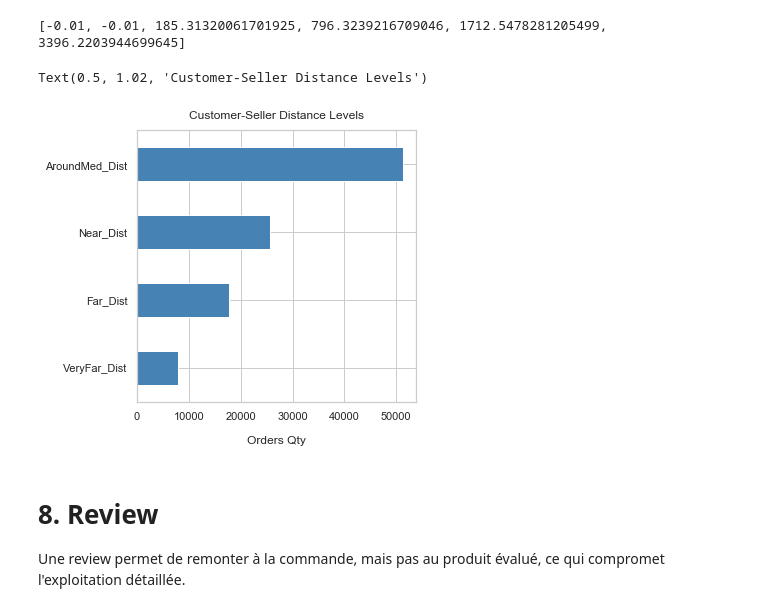
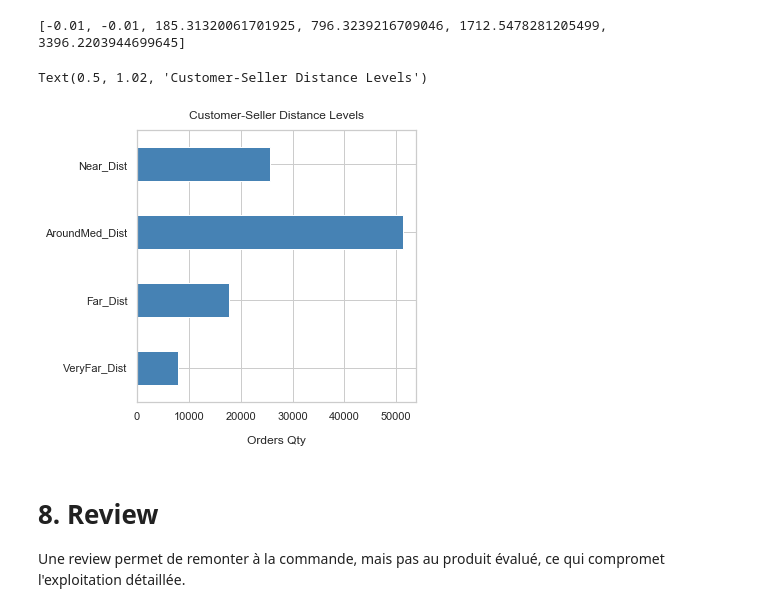
Before and after one commit to EtienneLardeur/P5_CustomerSegmentation, a Jupyter notebook: POlist_01_AnotebookEDA_uncleaned.ipynb, the cells around one changed output. Cells and saved outputs as stored; diff of their text form; code cells hidden in the pictures.

```diff
--- a/POlist_01_AnotebookEDA_uncleaned.ipynb
+++ b/POlist_01_AnotebookEDA_uncleaned.ipynb
@@ -2138,15 +2138,15 @@ df_orders['cust_sell_dist_lvl'] = pd.cut(
     duplicates='drop')
 # %%
 # observer la répartition des niveaux de distance
-df_orders['cust_sell_dist_lvl'].value_counts().plot(
+df_orders['cust_sell_dist_lvl'].value_counts(sort=False).plot(
     kind='barh',
     color='steelblue',
     figsize=(5, 5)).invert_yaxis()
 plt.xlabel('Orders Qty', labelpad=14)
 plt.title('Customer-Seller Distance Levels', y=1.02)
 # %% [output]
 Text(0.5, 1.02, 'Customer-Seller Distance Levels')
-[figure, old version]
+[figure, new version]
 # %% [markdown]
 # 8. Review
 
```
Also changed, not shown: parts of 57 cells of this notebook.
